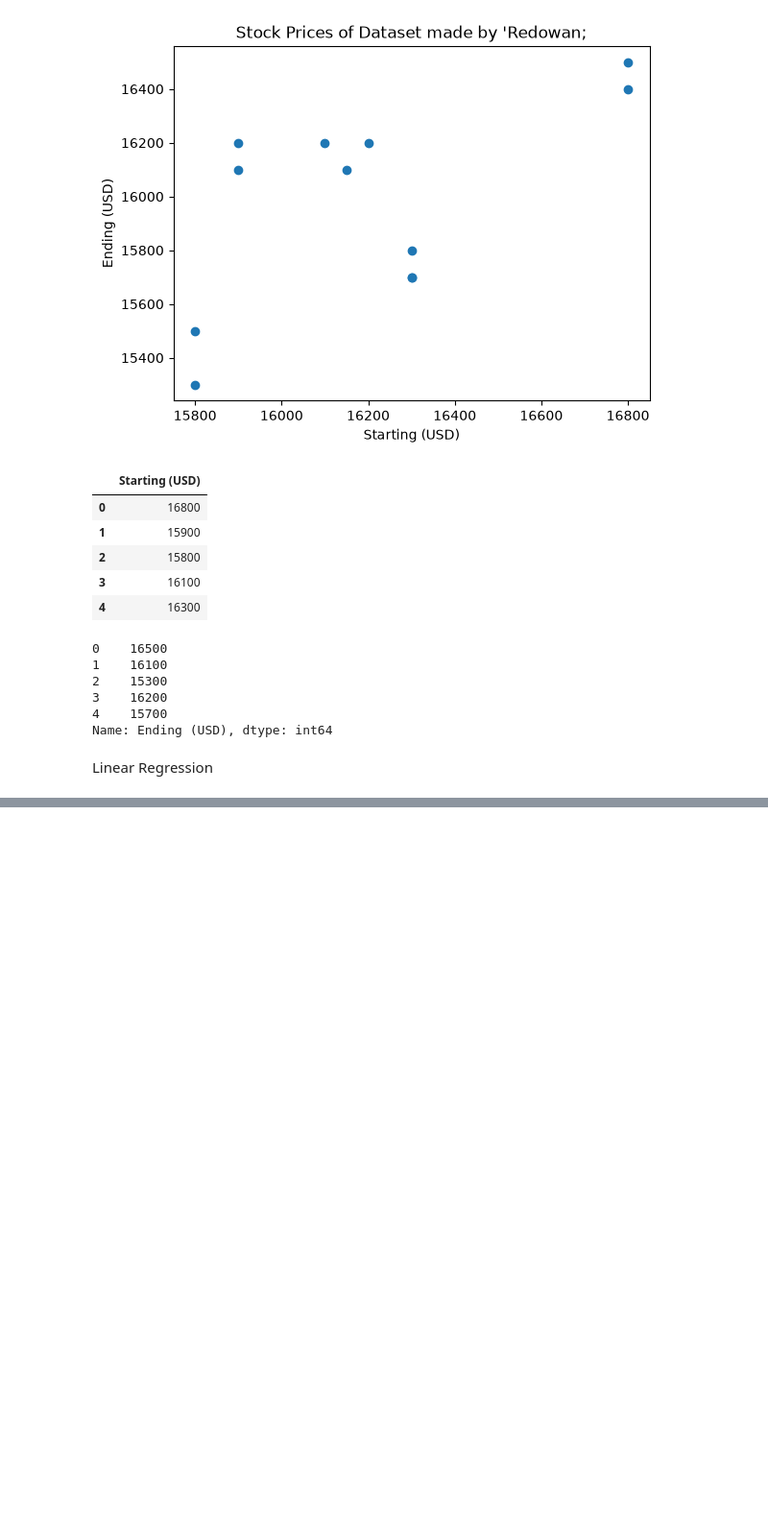
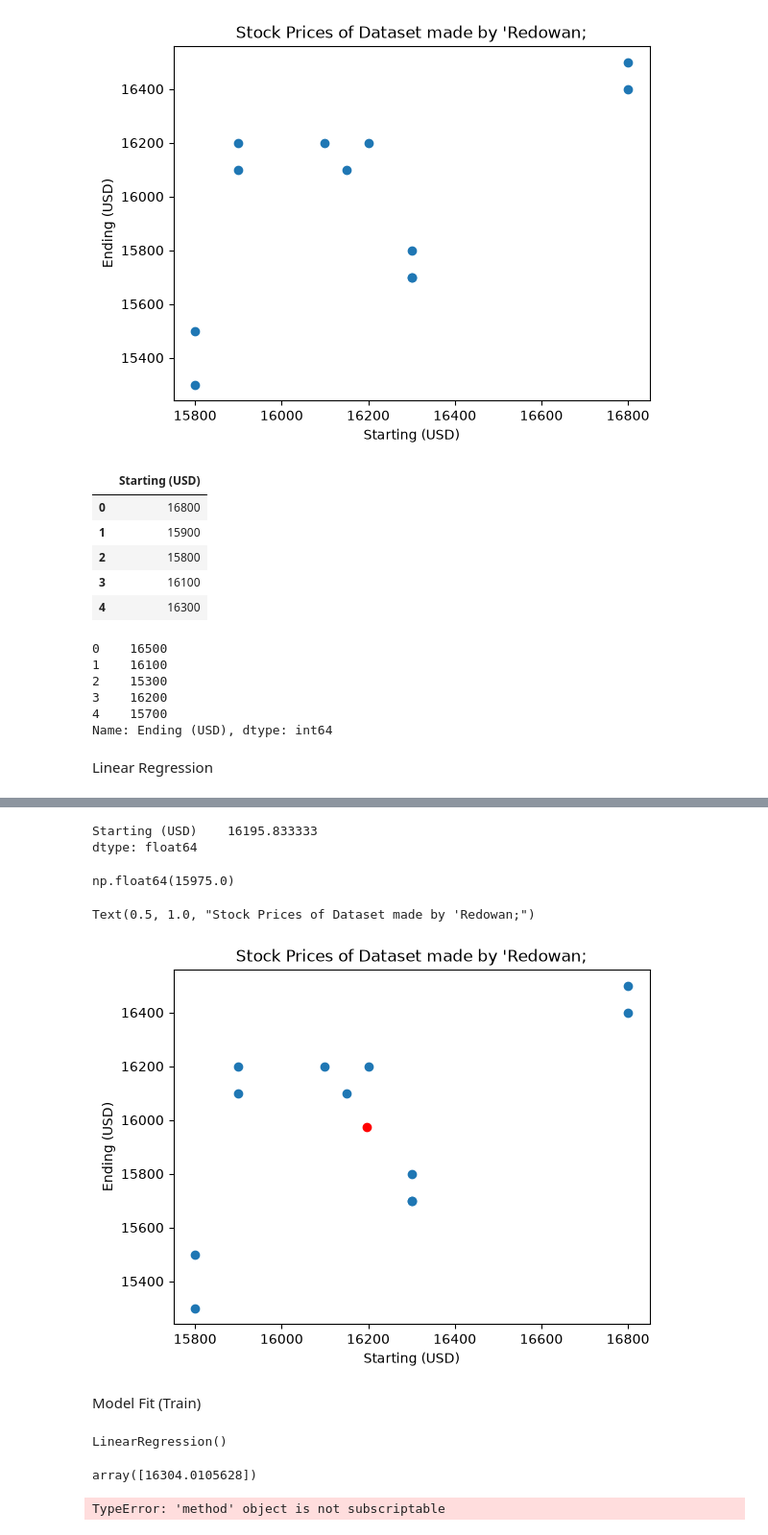
Before and after one commit to MD-REDOWAN/Machine-Learning, a Jupyter notebook: Linear Regression with Python.ipynb, the cells around one changed output, grey strips where cells are left out. Shown at 96% size. Saved outputs shown, nothing was run; the diff lists cells and outputs as text; code cells hidden in the pictures; blank space fills up the shorter version.

Commit message:
Linear Regression with python using data set (nasdaq100.csv') find out the best fit this model

```diff
--- a/Linear Regression with Python.ipynb
+++ b/Linear Regression with Python.ipynb
@@ -65,0 +90,25 @@ linear
+# %%
+x.mean()
+# %% [output]
+Starting (USD)    16195.833333
+dtype: float64
+# %%
+y.mean()
+# %% [output]
+np.float64(15975.0)
+# %%
+plt.scatter(x.mean() , y.mean(),color = 'red')
+plt.scatter(df['Starting (USD)'], df['Ending (USD)'])
+plt.xlabel('Starting (USD)')
+plt.ylabel('Ending (USD)')
+plt.title("Stock Prices of Dataset made by 'Redowan;")
+# %% [output]
+Text(0.5, 1.0, "Stock Prices of Dataset made by 'Redowan;")
+[figure, added]
+# %% [markdown]
+Model Fit (Train)
+# %%
+# Train the ml model
+reg.fit(x,y)
+# %% [output]
+LinearRegression()
@@ -65,0 +119,12 @@ linear
+# %%
+# y = mx+c
+# # x input()
+# output = predicted Result
+
+m*16700 + c
+# %% [output]
+array([16304.0105628])
+# %%
+reg.predict[16700]
+# %% [output]
+TypeError: 'method' object is not subscriptable
```
Also changed, not shown: parts of 12 cells of this notebook.
